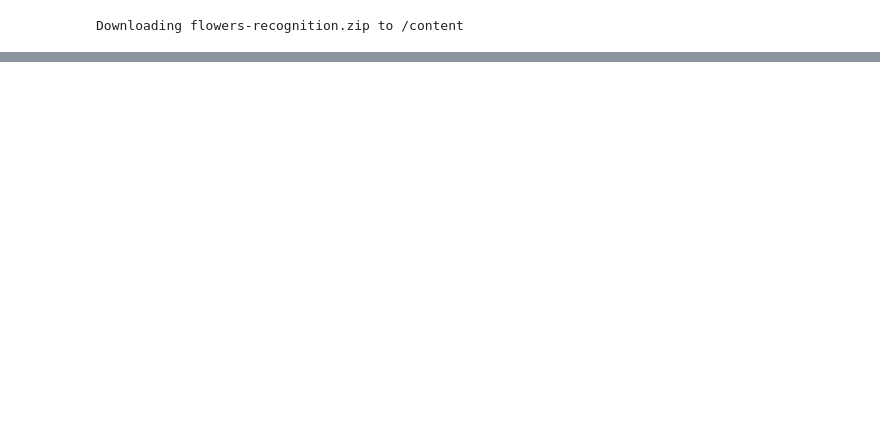
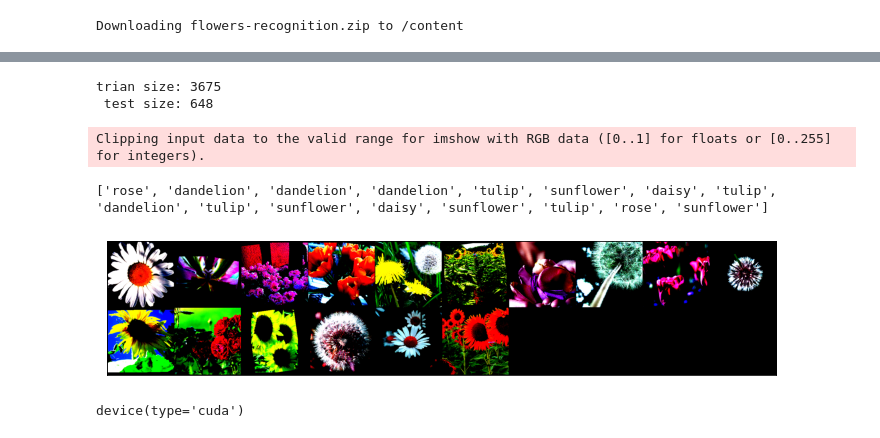
Before and after one commit to ThatGuyDV/CNNapproches, a Jupyter notebook: Transfer_learning.ipynb, the cells around one changed output, grey strips where cells are left out. Drawn from its saved outputs; the diff is of its cells as text; code cells hidden in the pictures; blank space fills up the shorter version.

```diff
--- a/Transfer_learning.ipynb
+++ b/Transfer_learning.ipynb
@@ -32,0 +70,35 @@ Downloading flowers-recognition.zip to /content
+# %%
+train_size = round(0.85 * len(data))
+test_size = len(data)- train_size
+print('trian size:', train_size, '\n test size:', test_size)
+# %% [output]
+trian size: 3675
+ test size: 648
+# %%
+train_data, test_data = random_split(data, [train_size, test_size] )
+# %%
+batch_size = 16
+# %%
+
+# PyTorch data loaders
+train_dl = DataLoader(train_data, batch_size, shuffle=True, num_workers=2, pin_memory=True)
+valid_dl = DataLoader(test_data, batch_size*2, num_workers=3, pin_memory=True)
+# %%
+from torchvision.utils import make_grid
+
+def show_batch(dl):
+    x =[]
+    for images, labels in dl:
+        fig, ax = plt.subplots(figsize=(12, 6))
+        ax.set_xticks([]); ax.set_yticks([])
+        ax.imshow(make_grid(images, nrow=10).permute(1, 2, 0))
+        for label in labels:
+          x.append(Labels[label])
+        print(x)
+        break
+# %%
+show_batch(train_dl)
+# %% [output]
+Clipping input data to the valid range for imshow with RGB data ([0..1] for floats or [0..255] for integers).
+['rose', 'dandelion', 'dandelion', 'dandelion', 'tulip', 'sunflower', 'daisy', 'tulip', 'dandelion', 'tulip', 'sunflower', 'daisy', 'sunflower', 'tulip', 'rose', 'sunflower']
+[figure, added]
@@ -32,0 +133,5 @@ Downloading flowers-recognition.zip to /content
+# %%
+device = get_default_device()
+device
+# %% [output]
+device(type='cuda')
```
Also changed, not shown: parts of 29 cells of this notebook.
